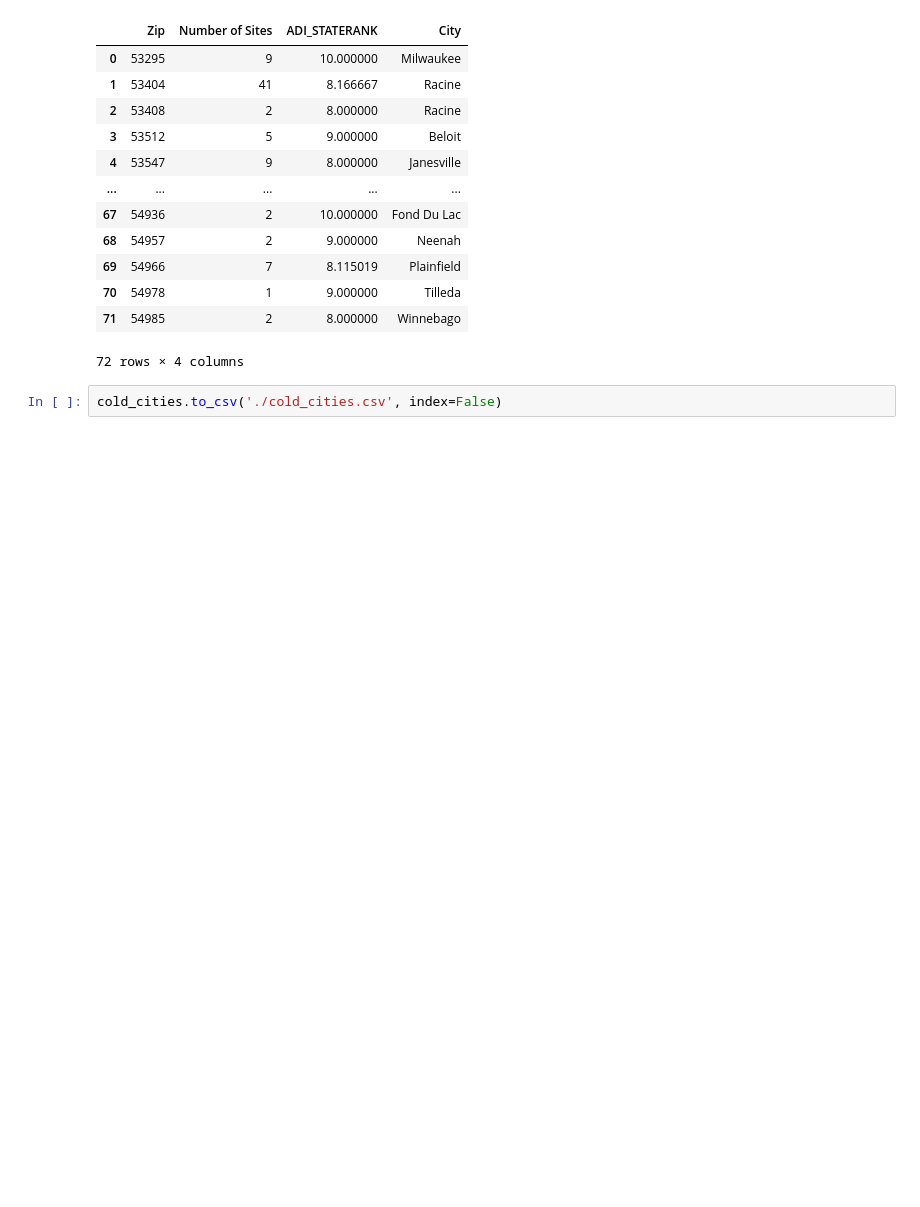
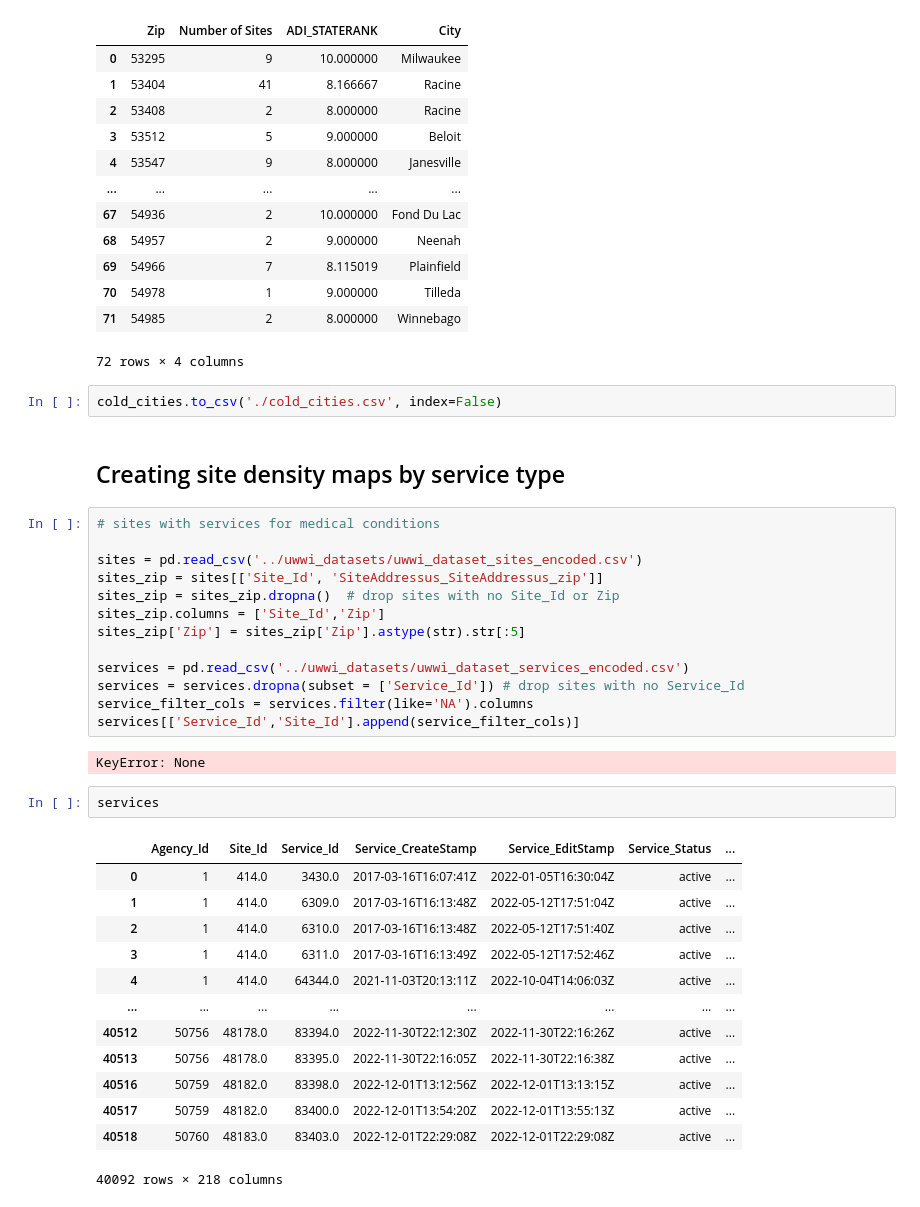
Before and after one commit to datakind/uwwi-datadive-dec-22, a Jupyter notebook: Cold zone identification/Service sites per zip code.ipynb, the cells around one changed output. Saved outputs shown, nothing was run; the diff lists cells and outputs as text; blank space fills up the shorter version.

```diff
--- a/Cold zone identification/Service sites per zip code.ipynb
+++ b/Cold zone identification/Service sites per zip code.ipynb
@@ -495,3 +503,36 @@ cold_cities
 72 rows × 4 columns
 # %%
 cold_cities.to_csv('./cold_cities.csv', index=False)
+# %% [markdown]
+## Creating site density maps by service type
+# %%
+# sites with services for medical conditions
+
+sites = pd.read_csv('../uwwi_datasets/uwwi_dataset_sites_encoded.csv')
+sites_zip = sites[['Site_Id', 'SiteAddressus_SiteAddressus_zip']]
+sites_zip = sites_zip.dropna()  # drop sites with no Site_Id or Zip
+sites_zip.columns = ['Site_Id','Zip']
+sites_zip['Zip'] = sites_zip['Zip'].astype(str).str[:5]
+
+services = pd.read_csv('../uwwi_datasets/uwwi_dataset_services_encoded.csv')
+services = services.dropna(subset = ['Service_Id']) # drop sites with no Service_Id
+service_filter_cols = services.filter(like='NA').columns
+services[['Service_Id','Site_Id'].append(service_filter_cols)]
+# %% [output]
+KeyError: None
+# %%
+services
+# %% [output]
+|  | Agency_Id | Site_Id | Service_Id | Service_CreateStamp | Service_EditStamp | Service_Status | ... |
+| 0 | 1 | 414.0 | 3430.0 | 2017-03-16T16:07:41Z | 2022-01-05T16:30:04Z | active | ... |
+| 1 | 1 | 414.0 | 6309.0 | 2017-03-16T16:13:48Z | 2022-05-12T17:51:04Z | active | ... |
+| 2 | 1 | 414.0 | 6310.0 | 2017-03-16T16:13:48Z | 2022-05-12T17:51:40Z | active | ... |
+| 3 | 1 | 414.0 | 6311.0 | 2017-03-16T16:13:49Z | 2022-05-12T17:52:46Z | active | ... |
+| 4 | 1 | 414.0 | 64344.0 | 2021-11-03T20:13:11Z | 2022-10-04T14:06:03Z | active | ... |
+| ... | ... | ... | ... | ... | ... | ... | ... |
+| 40512 | 50756 | 48178.0 | 83394.0 | 2022-11-30T22:12:30Z | 2022-11-30T22:16:26Z | active | ... |
+| 40513 | 50756 | 48178.0 | 83395.0 | 2022-11-30T22:16:05Z | 2022-11-30T22:16:38Z | active | ... |
+| 40516 | 50759 | 48182.0 | 83398.0 | 2022-12-01T13:12:56Z | 2022-12-01T13:13:15Z | active | ... |
+| 40517 | 50759 | 48182.0 | 83400.0 | 2022-12-01T13:54:20Z | 2022-12-01T13:55:13Z | active | ... |
+| 40518 | 50760 | 48183.0 | 83403.0 | 2022-12-01T22:29:08Z | 2022-12-01T22:29:08Z | active | ... |
+40092 rows × 218 columns
```
Also changed, not shown: parts of 11 cells of this notebook.
